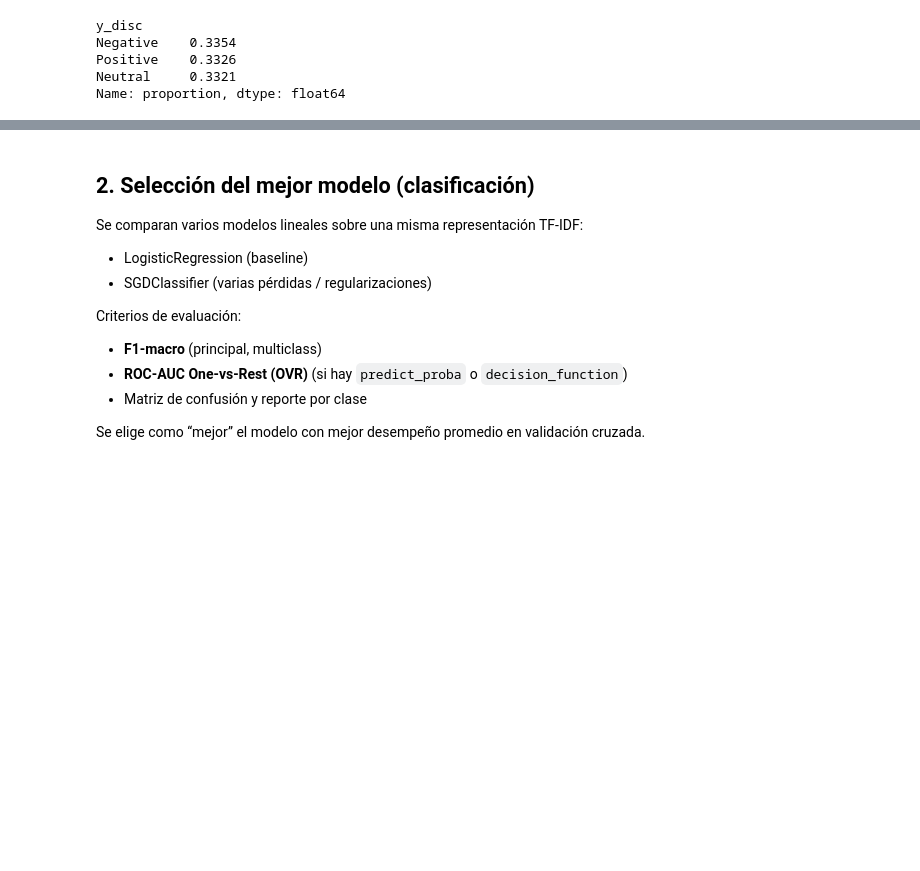
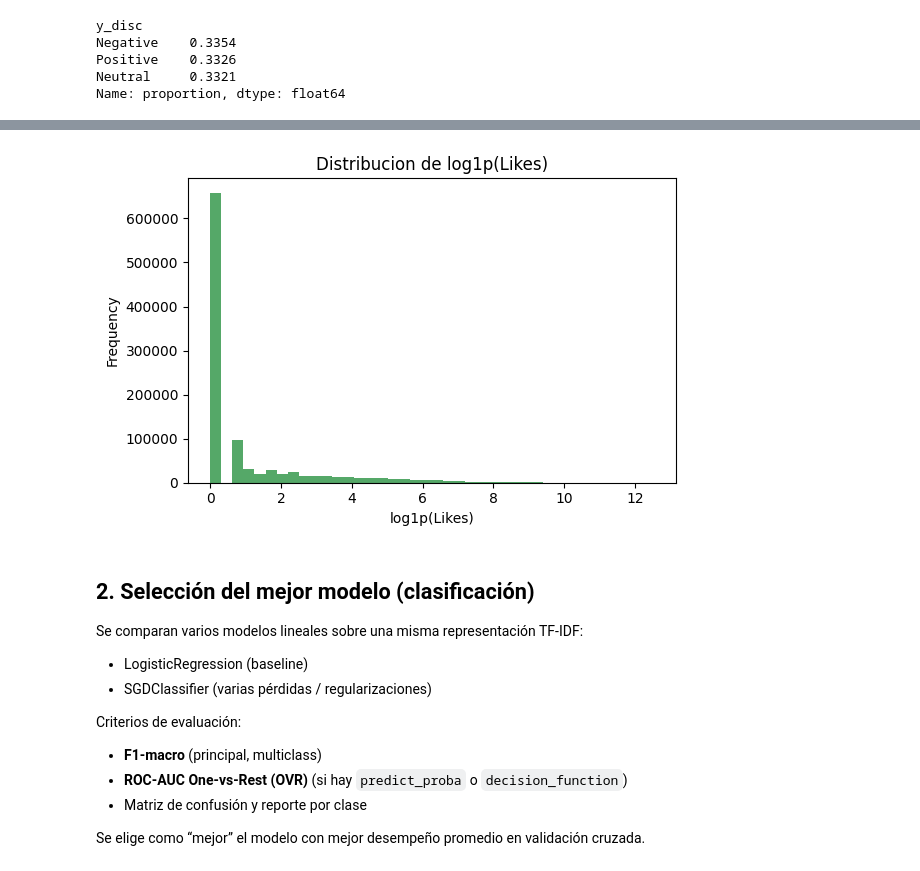
Before and after one commit to actdavidmc/DCD-G33-M2-P2, a Jupyter notebook: notebooks/CDD_G33_M2_P2_Equipo_6.ipynb, the cells around one changed output, grey strips where cells are left out. Drawn from its saved outputs; the diff is of its cells as text; code cells hidden in the pictures; blank space fills up the shorter version.

```diff
--- a/notebooks/CDD_G33_M2_P2_Equipo_6.ipynb
+++ b/notebooks/CDD_G33_M2_P2_Equipo_6.ipynb
@@ -267,3 +302,12 @@ Name: proportion, dtype: float64
+# %%
+plt.figure(figsize=(6, 4))
+np.log1p(df_model["Likes"]).plot(kind="hist", bins=40, color="#55A868")
+plt.title("Distribucion de log1p(Likes)")
+plt.xlabel("log1p(Likes)")
+plt.tight_layout()
+plt.show()
+# %% [output]
+[figure, added]
 # %% [markdown]
 ## 2. Selección del mejor modelo (clasificación)
 
```
Also changed, not shown: parts of 5 cells of this notebook.
